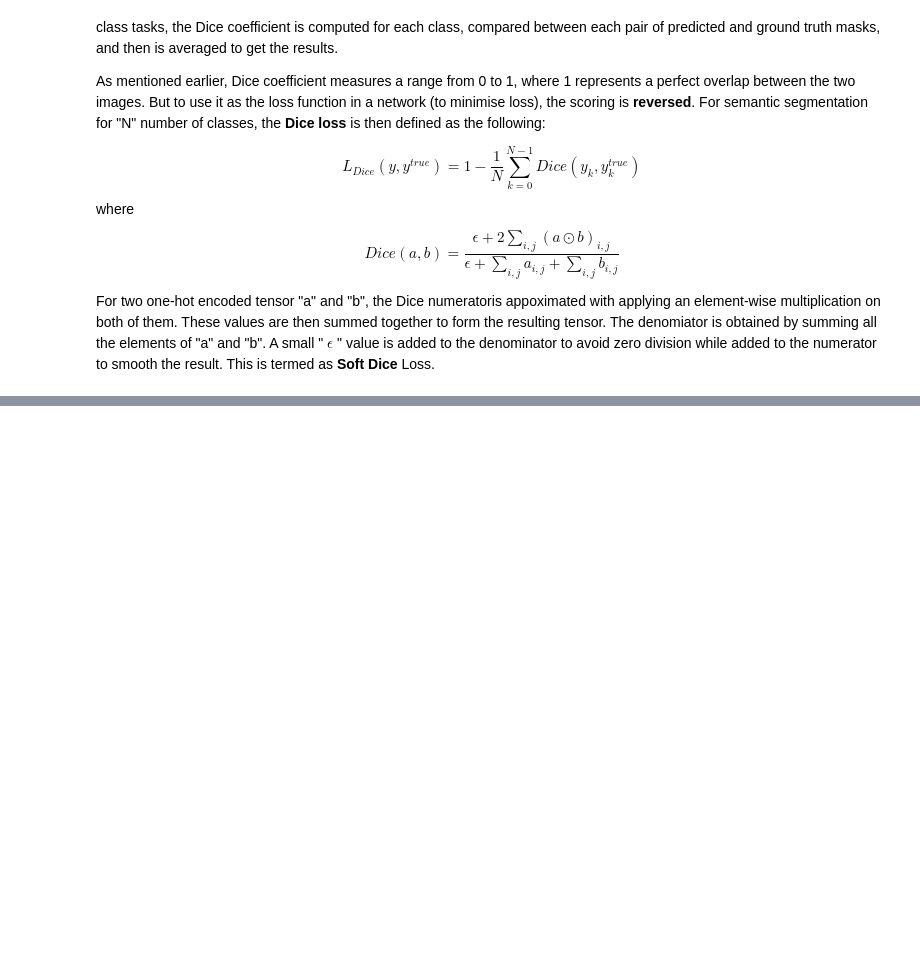
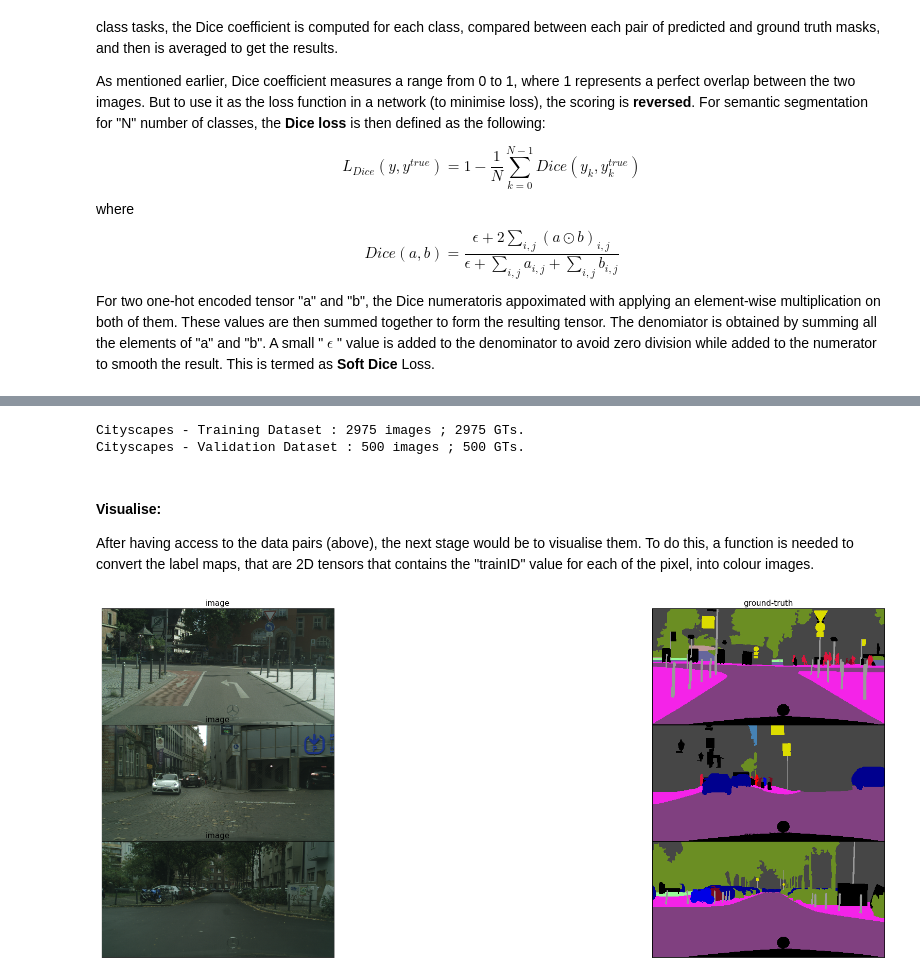
Before and after one commit to ylee9107/ComputerVisionTensorFlow2_myLearning, a Jupyter notebook: 6 - Enchancing and Segementing Images/Dealing with Images (Enhancing and Segmenting)_Notebook3.ipynb, the cells around one changed output, grey strips where cells are left out. Drawn from its saved outputs; the diff is of its cells as text; code cells hidden in the pictures; blank space fills up the shorter version.

```diff
--- a/6 - Enchancing and Segementing Images/Dealing with Images (Enhancing and Segmenting)_Notebook3.ipynb
+++ b/6 - Enchancing and Segementing Images/Dealing with Images (Enhancing and Segmenting)_Notebook3.ipynb
@@ -215,0 +415,4 @@ Applying semantic segmentation to video images obtained from camera systems woul
+# %%
+# Define the file template:
+CITYSCAPES_FILE_TEMPLATE = os.path.join('{root}', '{type}', '{split}', '{city}',
+                                        '{city}_{seq:{filler}>{len_fill}}_{frame:{filler}>{len_fill}}_{type}{type2}{ext}')
@@ -215,0 +462,28 @@ Applying semantic segmentation to video images obtained from camera systems woul
+# %%
+# Training Dataset:
+train_input_files, train_gt_files = extract_cityscapes_file_pairs(split='train',
+                                                                   type='leftImg8bit')
+
+# train_input_files, train_get_files = extract_cityscapes_file_pairs(split='train',
+#                                                                    type='leftImg8bit_blurred')
+
+# Validation Dataset:
+val_input_files, val_gt_files = extract_cityscapes_file_pairs(split='val',
+                                                              type='leftImg8bit')
+
+# val_input_files, val_gt_files = extract_cityscapes_file_pairs(split='val',
+#                                                               type='leftImg8bit_blurred')
+
+# Print out the number of data samples and gts:
+print("Cityscapes - Training Dataset : {} images ; {} GTs.".format(len(train_input_files),
+                                                                   len(train_gt_files)))
+
+print("Cityscapes - Validation Dataset : {} images ; {} GTs.".format(len(val_input_files),
+                                                                     len(val_gt_files)))
+# %% [output]
+Cityscapes - Training Dataset : 2975 images ; 2975 GTs.
+Cityscapes - Validation Dataset : 500 images ; 500 GTs.
+# %% [markdown]
+#### Visualise:
+
+After having access to the data pairs (above), the next stage would be to visualise them. To do this, a function is needed to convert the label maps, that are 2D tensors that contains the "trainID" value for each of the pixel, into colour images.
@@ -216,3 +525,22 @@ Applying semantic segmentation to video images obtained from camera systems woul
+# %%
+# Define the number of images to show:
+nb_show = 3
+
+random_ids = np.random.choice(len(train_input_files), size = nb_show)
+
+# Take the image samples:
+train_input_files_samples = [train_input_files[i] for i in random_ids]
+train_gt_files_samples = [train_gt_files[i] for i in random_ids]
+
+images_samples = [io.imread(file) for file in train_input_files_samples]
+gt_samples = [io.imread(file) for file in train_gt_files_samples]
+gt_colours = [convert_labels_to_colours_numpy(label = mask) for mask in gt_samples]
+
+# Plot:
+fig = plot_images_inGrid(images=[images_samples, gt_colours], titles=["image", 'ground-truth'])
+fig.show()
+# %% [output]
+[figure, added]
 # %%
 # <img src="Description Images/.png" width="750">
 
```
Also changed, not shown: parts of 31 cells of this notebook.
